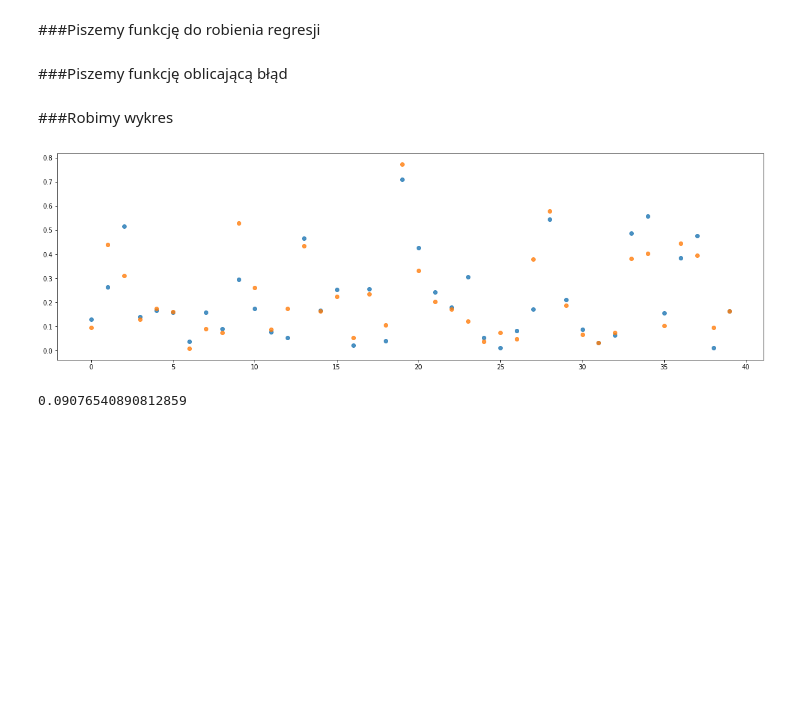
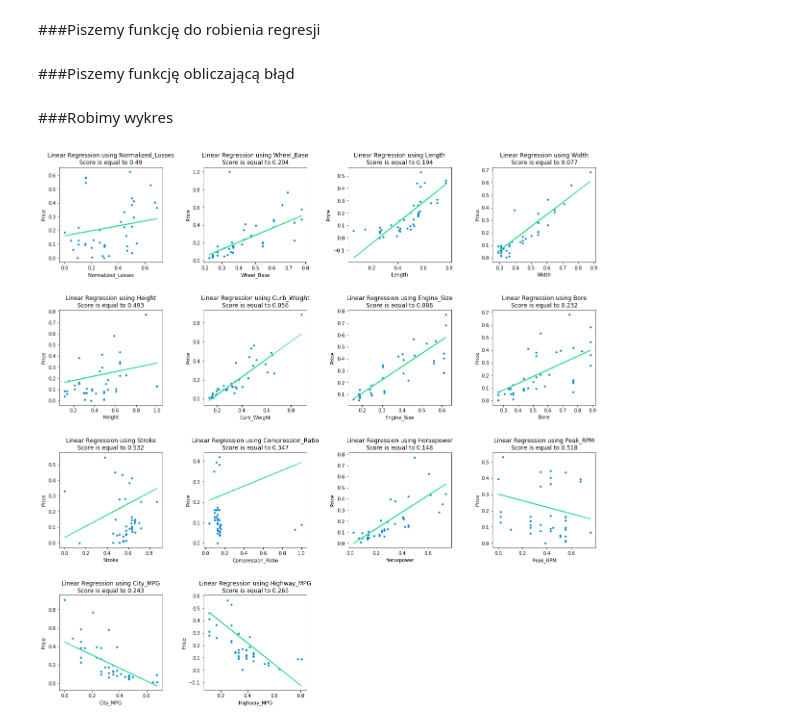
Before and after one commit to nikitagrygoriev/CI, a Jupyter notebook: ProjectCI_1.ipynb, the cells around one changed output. Saved outputs shown, nothing was run; the diff lists cells and outputs as text; code cells hidden in the pictures; blank space fills up the shorter version.

Commit message:
Plots updated

```diff
--- a/ProjectCI_1.ipynb
+++ b/ProjectCI_1.ipynb
@@ -145,41 +145,47 @@ def train(dataframe, parameters, target):
 
   return y_pred, y_test, x_test
 # %% [markdown]
-###Piszemy funkcję oblicającą błąd
+###Piszemy funkcję obliczającą błąd
 # %%
 def score(y_pred, y_test):
   y_pred_norm = np.asarray([float(i)/max(y_pred) for i in y_pred])
   y_test_norm = np.asarray([float(i)/max(y_test) for i in y_test])
 
-  return np.mean(abs((y_pred_norm - y_test_norm)))
+  return np.median(abs((y_pred_norm - y_test_norm)))
 # %% [markdown]
 ###Robimy wykres
 # %%
-def plotRes(xs, ys):
-  figure(figsize=(20, 6))
-  for y in ys:
-    plt.scatter(range(len(y)), y, alpha=.8)
-  plt.show()
+def plotRes(xs, ys, parameter, i,score):
+  plt.subplot(4,4,i)
+  plt.title(f'Linear Regression using {parameter}\nScore is equal to {round(score.pop(),3)}')
+  plt.xlabel(parameter)
+  plt.ylabel('Price')
+  plt.plot(xs, ys[0],color='#35db92')
+  plt.scatter(xs, ys[1],color='#0084c7',s=10)
+
 
 results = []
 params = []
 for param in columns_cont:
   pred, test, axis = train(df_clean, [param],['Price'])
   params.append(param)
   results.append(score(pred,test))
 
 
 
 # plotRes(axis,[pred,test])
+fig = figure(figsize=(20, 20))
+plt.subplots_adjust(wspace=.4, hspace=.5)
 
 res = zip(params, results)
 res = sorted(res, key=lambda x: x[1])
 # print(res)
 
-pred, test, axis = train(df_normalized, columns_cont[:-1], ['Price'])
+for i in range(len(columns_cont)-1):
+  pred, test, axis = train(df_normalized, [columns_cont[i]], ['Price'])
+  #print(f'{columns_cont[i]} :  {score(pred,test)}')
+  plotRes(axis, [pred,test], columns_cont[i],i+1,{score(pred,test)})
 
-plotRes(axis, [pred,test])
-score(pred,test)
+plt.show()
 # %% [output]
-[figure, old version]
+[figure, new version]
-0.09076540890812859
```
